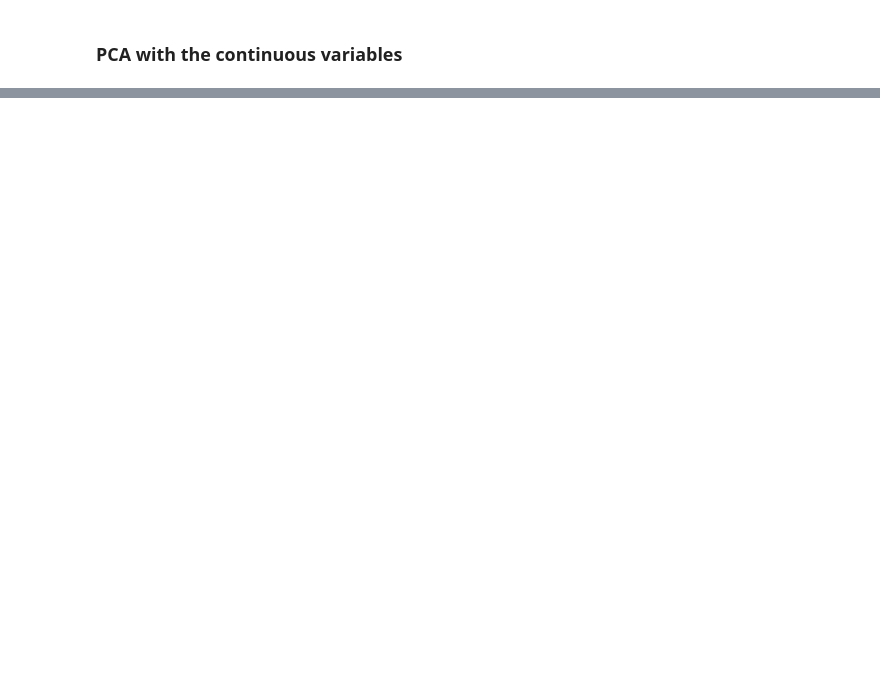
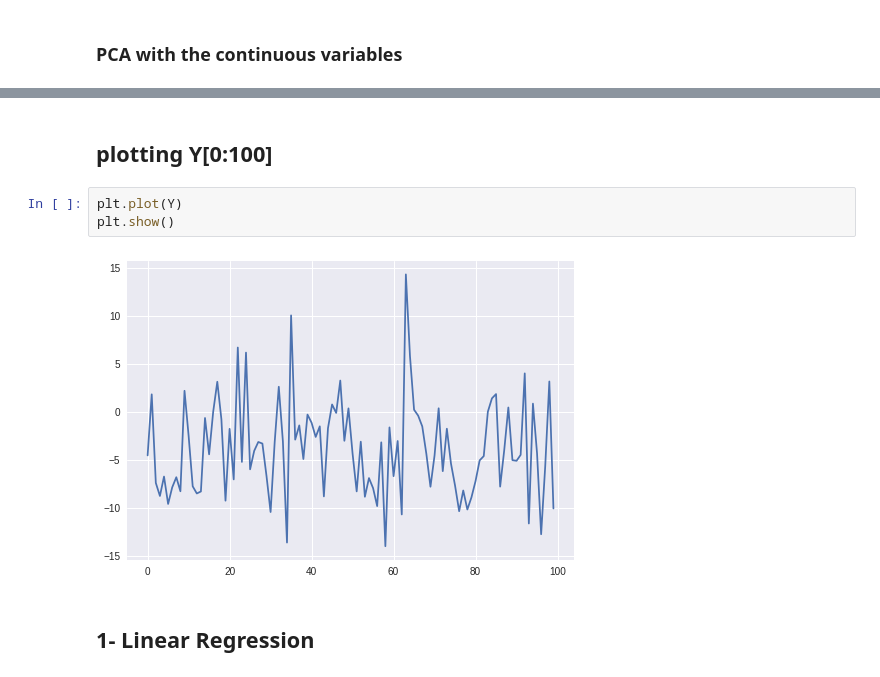
Before and after one commit to Tagnysen/computational-analysis, a Jupyter notebook: Case1.ipynb, the cells around one changed output, grey strips where cells are left out. Cells and saved outputs as stored; diff of their text form; blank space fills up the shorter version.

```diff
--- a/Case1.ipynb
+++ b/Case1.ipynb
@@ -159,0 +265,9 @@ Name: X100, dtype: object
+# %% [markdown]
+## plotting Y[0:100]
+# %%
+plt.plot(Y)
+plt.show()
+# %% [output]
+[figure, added]
+# %% [markdown]
+## 1- Linear Regression
```
Also changed, not shown: parts of 41 cells of this notebook.
